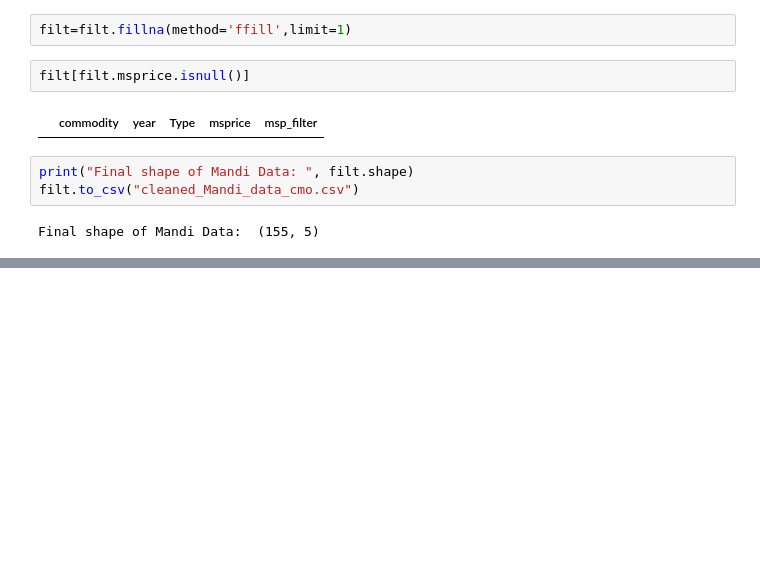
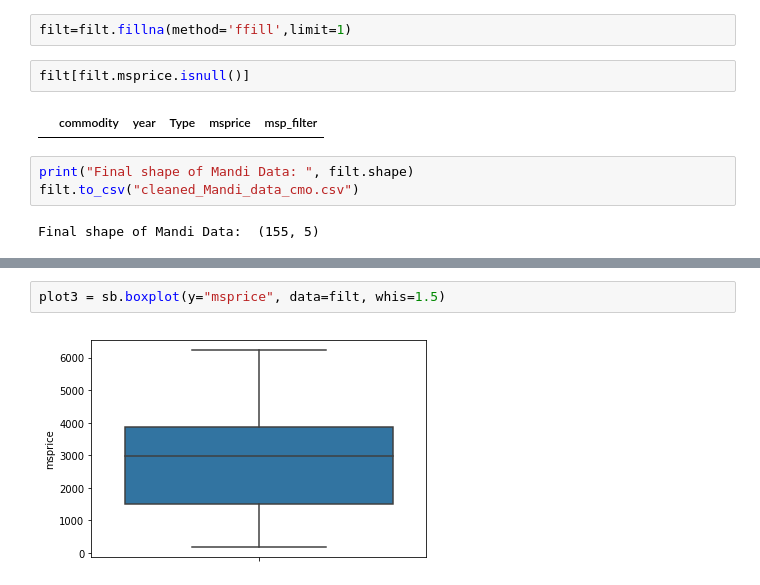
Before and after one commit to PranjaliSaini/SocialCops-DataScience-Task, a Jupyter notebook: Agricultural-Commodities.ipynb, the cells around one changed output, grey strips where cells are left out. Saved outputs shown, nothing was run; the diff lists cells and outputs as text; blank space fills up the shorter version.

```diff
--- a/Agricultural-Commodities.ipynb
+++ b/Agricultural-Commodities.ipynb
@@ -137,0 +149,4 @@ Final shape of Mandi Data:  (155, 5)
+# %%
+plot3 = sb.boxplot(y="msprice", data=filt, whis=1.5)
+# %% [output]
+[figure, added]
```
Also changed, not shown: parts of 5 cells of this notebook.
